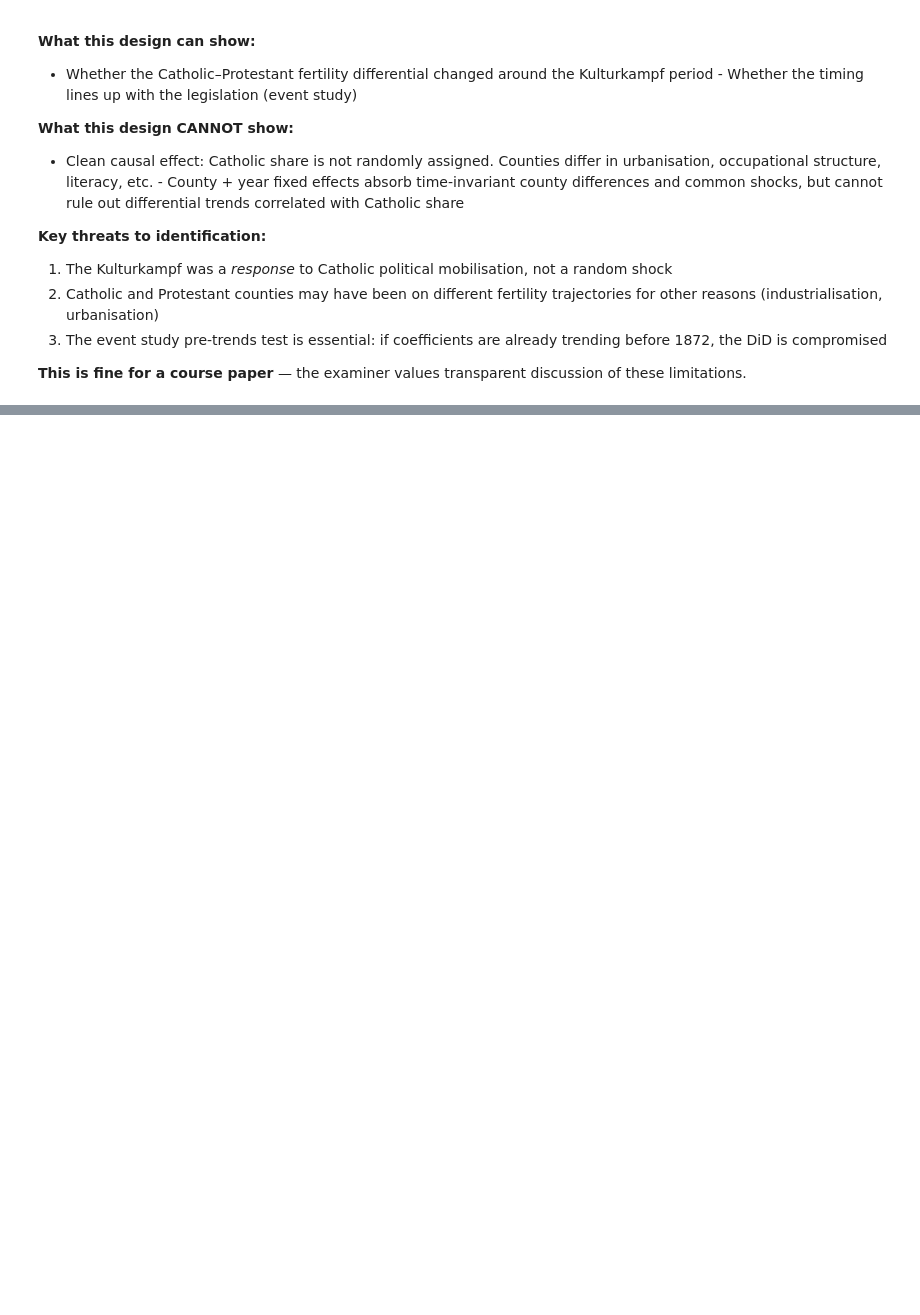
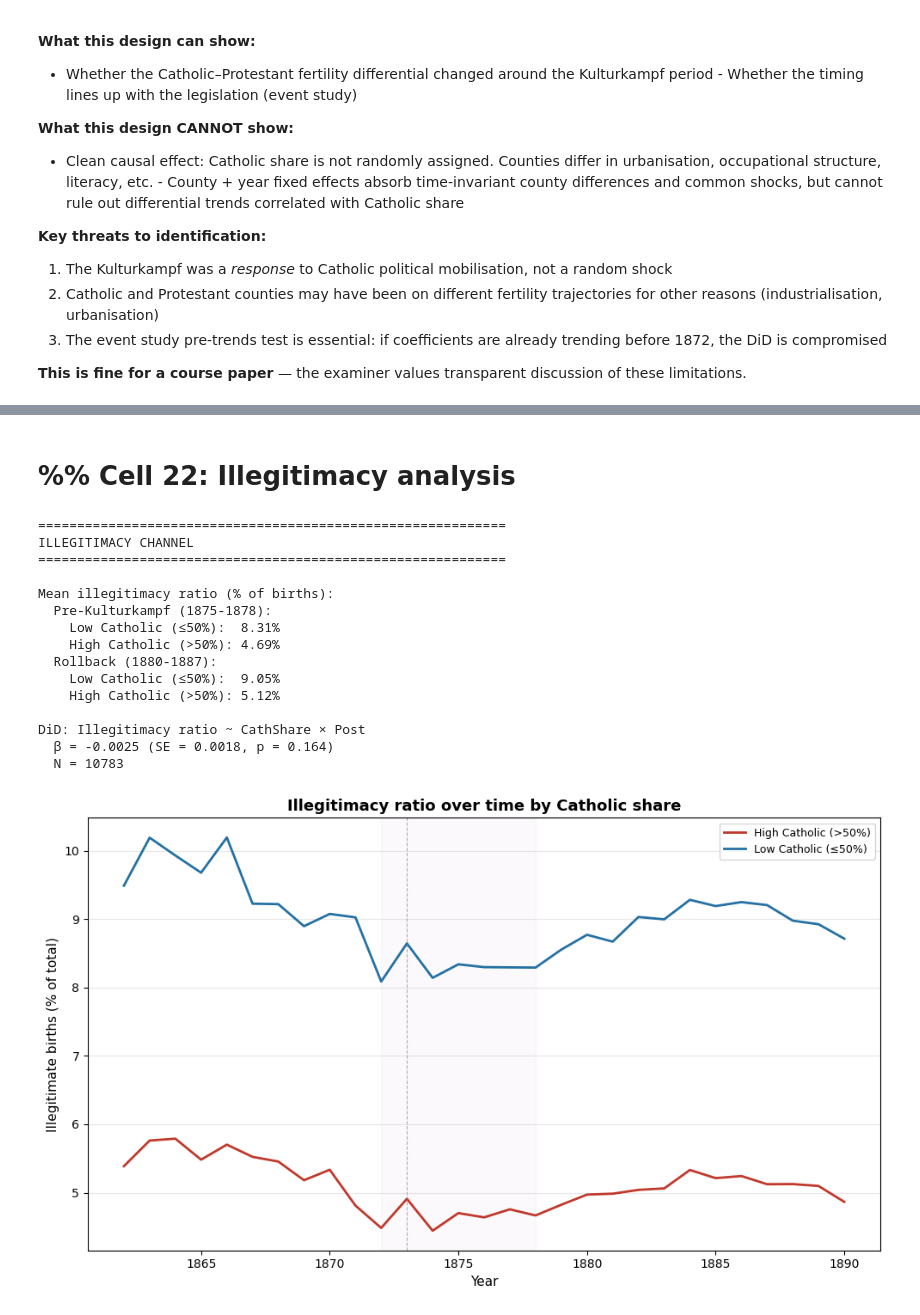
Before and after one commit to AntonEbsen/Demography, a Jupyter notebook: exam_project2/notebooks/exam_project.ipynb, the cells around one changed output, grey strips where cells are left out. Drawn from its saved outputs; the diff is of its cells as text; code cells hidden in the pictures; blank space fills up the shorter version.

```diff
--- a/exam_project2/notebooks/exam_project.ipynb
+++ b/exam_project2/notebooks/exam_project.ipynb
@@ -251,0 +530,23 @@ print("sample definitions and Stadt/Land handling).")
+# %% [markdown]
+# %% Cell 22: Illegitimacy analysis
+# %%
+ill = illegitimacy_analysis(panel)
+ill["fig"].savefig(OUTPUTS / "fig10_illegitimacy.png", dpi=300, bbox_inches="tight")
+plt.show()
+# %% [output]
+============================================================
+ILLEGITIMACY CHANNEL
+============================================================
+
+Mean illegitimacy ratio (% of births):
+  Pre-Kulturkampf (1875-1878):
+    Low Catholic (≤50%):  8.31%
+    High Catholic (>50%): 4.69%
+  Rollback (1880-1887):
+    Low Catholic (≤50%):  9.05%
+    High Catholic (>50%): 5.12%
+
+DiD: Illegitimacy ratio ~ CathShare × Post
+  β = -0.0025 (SE = 0.0018, p = 0.164)
+  N = 10783
+[figure, added]
```
Also changed, not shown: parts of 32 cells of this notebook, 5 other files.
